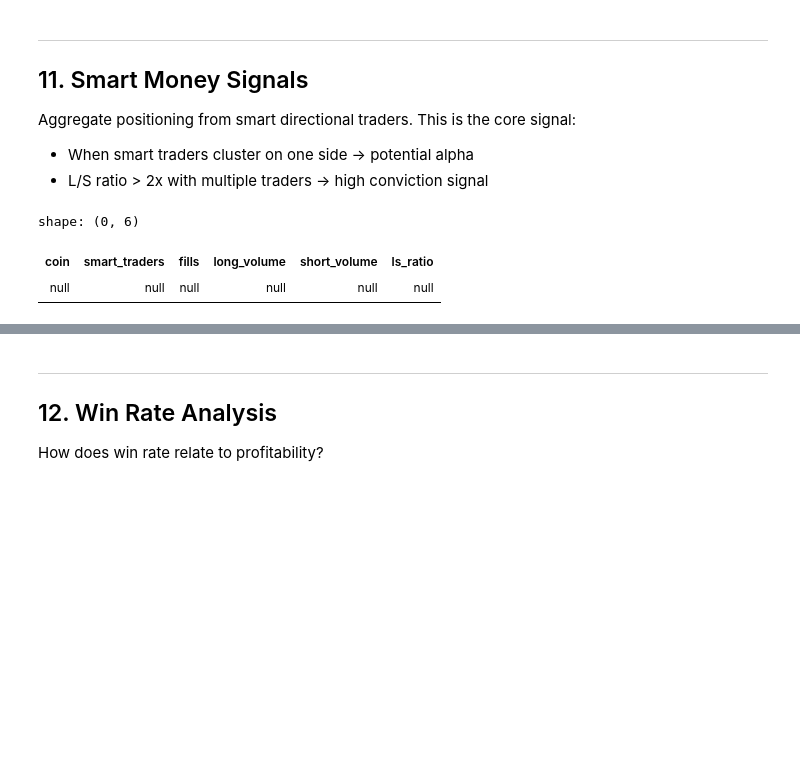
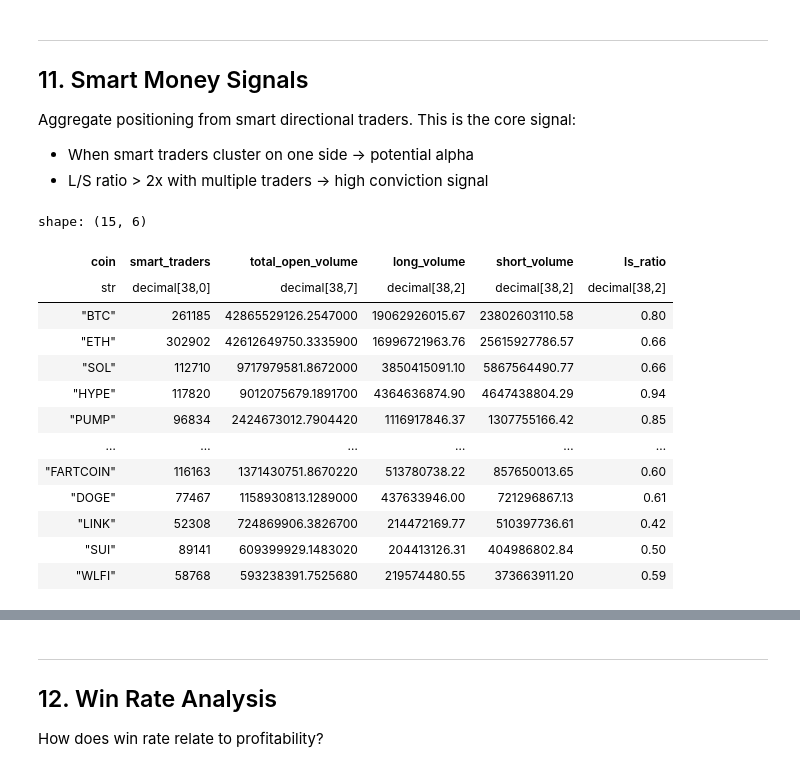
Before and after one commit to trevortrinh/vigil-hypertrace, a Jupyter notebook: notebooks/db_analysis.ipynb, the cells around one changed output, grey strips where cells are left out. Saved outputs shown, nothing was run; the diff lists cells and outputs as text; code cells hidden in the pictures; blank space fills up the shorter version.

```diff
--- a/notebooks/db_analysis.ipynb
+++ b/notebooks/db_analysis.ipynb
@@ -819,35 +842,34 @@ Aggregate positioning from smart directional traders. This is the core signal:
 - When smart traders cluster on one side → potential alpha
 - L/S ratio > 2x with multiple traders → high conviction signal
 # %%
-# Smart money recent activity by coin
+# Smart money recent activity by coin (using smart_money_positions view)
 query("""
-    WITH smart_fills AS (
-        SELECT
-            f.coin,
-            COUNT(DISTINCT f.user_address) as smart_traders,
-            COUNT(*) as fills,
-            SUM(CASE WHEN f.dir LIKE 'Open Long%' THEN f.px::numeric * f.sz::numeric ELSE 0 END) as long_volume,
-            SUM(CASE WHEN f.dir LIKE 'Open Short%' THEN f.px::numeric * f.sz::numeric ELSE 0 END) as short_volume
-        FROM fills f
-        JOIN trader_profiles t ON f.user_address = t.user_address
-        WHERE t.trader_type = 'SMART_DIRECTIONAL'
-          AND f.dir LIKE 'Open%'
-        GROUP BY f.coin
-        HAVING COUNT(DISTINCT f.user_address) >= 2
-    )
     SELECT
         coin,
-        smart_traders,
-        fills,
-        ROUND(long_volume::numeric, 2) as long_volume,
-        ROUND(short_volume::numeric, 2) as short_volume,
-        ROUND((long_volume / NULLIF(short_volume, 0))::numeric, 2) as ls_ratio
-    FROM smart_fills
-    ORDER BY long_volume + short_volume DESC
+        SUM(smart_trader_count) as smart_traders,
+        SUM(smart_long_volume + smart_short_volume) as total_open_volume,
+        ROUND(SUM(smart_long_volume)::numeric, 2) as long_volume,
+        ROUND(SUM(smart_short_volume)::numeric, 2) as short_volume,
+        ROUND((SUM(smart_long_volume) / NULLIF(SUM(smart_short_volume), 0))::numeric, 2) as ls_ratio
+    FROM smart_money_positions
+    GROUP BY coin
+    HAVING SUM(smart_trader_count) >= 2
+    ORDER BY SUM(smart_long_volume + smart_short_volume) DESC
     LIMIT 15
 """)
 # %% [output]
-shape: (0, 6)
+shape: (15, 6)
-| coin | smart_traders | fills | long_volume | short_volume | ls_ratio |
-| null | null | null | null | null | null |
+| coin | smart_traders | total_open_volume | long_volume | short_volume | ls_ratio |
+| str | decimal[38,0] | decimal[38,7] | decimal[38,2] | decimal[38,2] | decimal[38,2] |
+| "BTC" | 261185 | 42865529126.2547000 | 19062926015.67 | 23802603110.58 | 0.80 |
+| "ETH" | 302902 | 42612649750.3335900 | 16996721963.76 | 25615927786.57 | 0.66 |
+| "SOL" | 112710 | 9717979581.8672000 | 3850415091.10 | 5867564490.77 | 0.66 |
+| "HYPE" | 117820 | 9012075679.1891700 | 4364636874.90 | 4647438804.29 | 0.94 |
+| "PUMP" | 96834 | 2424673012.7904420 | 1116917846.37 | 1307755166.42 | 0.85 |
+| … | … | … | … | … | … |
+| "FARTCOIN" | 116163 | 1371430751.8670220 | 513780738.22 | 857650013.65 | 0.60 |
+| "DOGE" | 77467 | 1158930813.1289000 | 437633946.00 | 721296867.13 | 0.61 |
+| "LINK" | 52308 | 724869906.3826700 | 214472169.77 | 510397736.61 | 0.42 |
+| "SUI" | 89141 | 609399929.1483020 | 204413126.31 | 404986802.84 | 0.50 |
+| "WLFI" | 58768 | 593238391.7525680 | 219574480.55 | 373663911.20 | 0.59 |
 # %%
```
Also changed, not shown: parts of 52 cells of this notebook.
